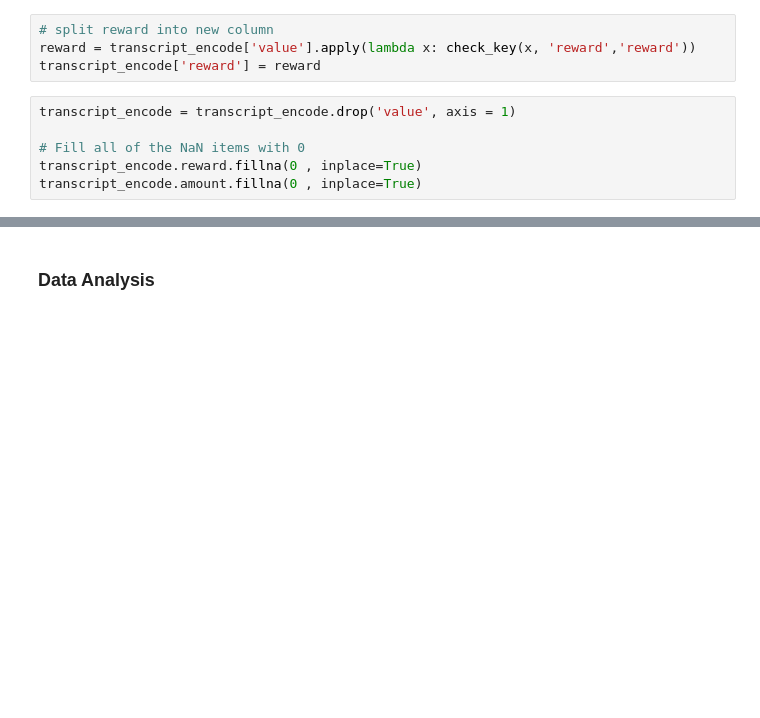
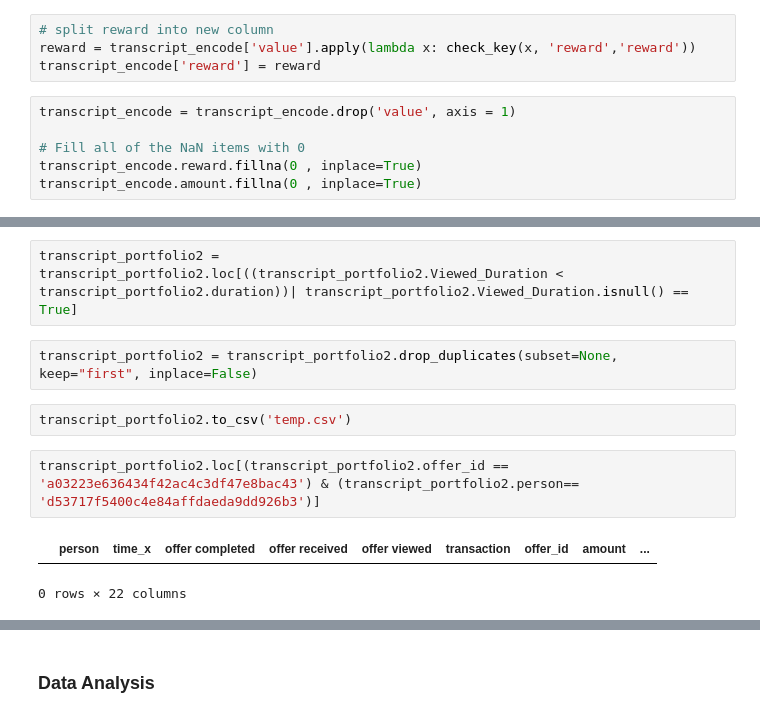
Before and after one commit to jlee0204/udacity-starbucks-captsone, a Jupyter notebook: Starbucks_Capstone_notebook.ipynb, the cells around one changed output, grey strips where cells are left out. Cells and saved outputs as stored; diff of their text form; blank space fills up the shorter version.

```diff
--- a/Starbucks_Capstone_notebook.ipynb
+++ b/Starbucks_Capstone_notebook.ipynb
@@ -360,0 +406,11 @@ len(transcript_encode)
+# %%
+transcript_portfolio2 = transcript_portfolio2.loc[((transcript_portfolio2.Viewed_Duration < transcript_portfolio2.duration))| transcript_portfolio2.Viewed_Duration.isnull() == True]
+# %%
+transcript_portfolio2 = transcript_portfolio2.drop_duplicates(subset=None, keep="first", inplace=False)
+# %%
+transcript_portfolio2.to_csv('temp.csv')
+# %%
+transcript_portfolio2.loc[(transcript_portfolio2.offer_id == 'a03223e636434f42ac4c3df47e8bac43') & (transcript_portfolio2.person== 'd53717f5400c4e84affdaeda9dd926b3')]
+# %% [output]
+|  | person | time_x | offer completed | offer received | offer viewed | transaction | offer_id | amount | ... |
+0 rows × 22 columns
```
Also changed, not shown: parts of 45 cells of this notebook, 1 other file.
